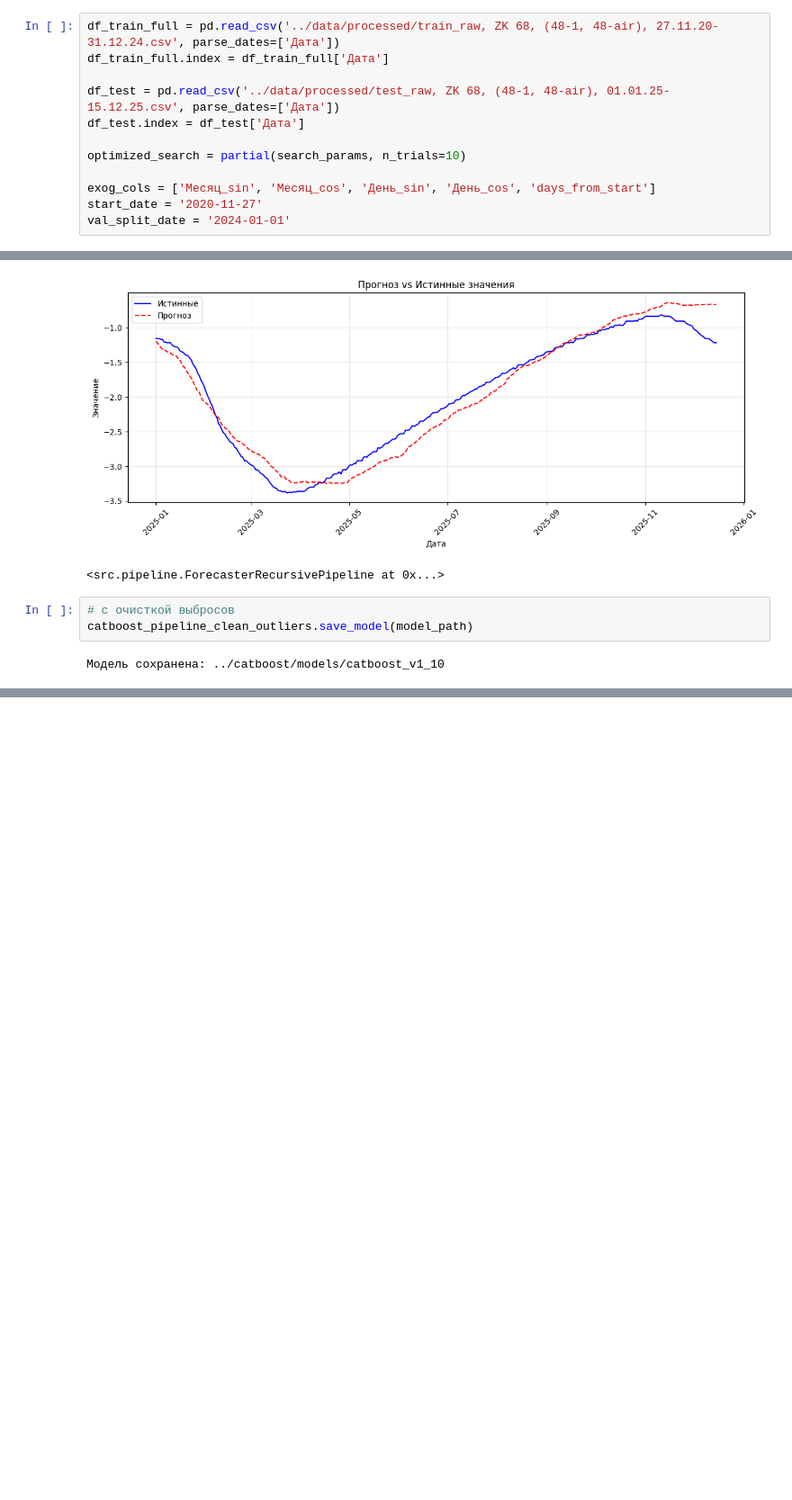
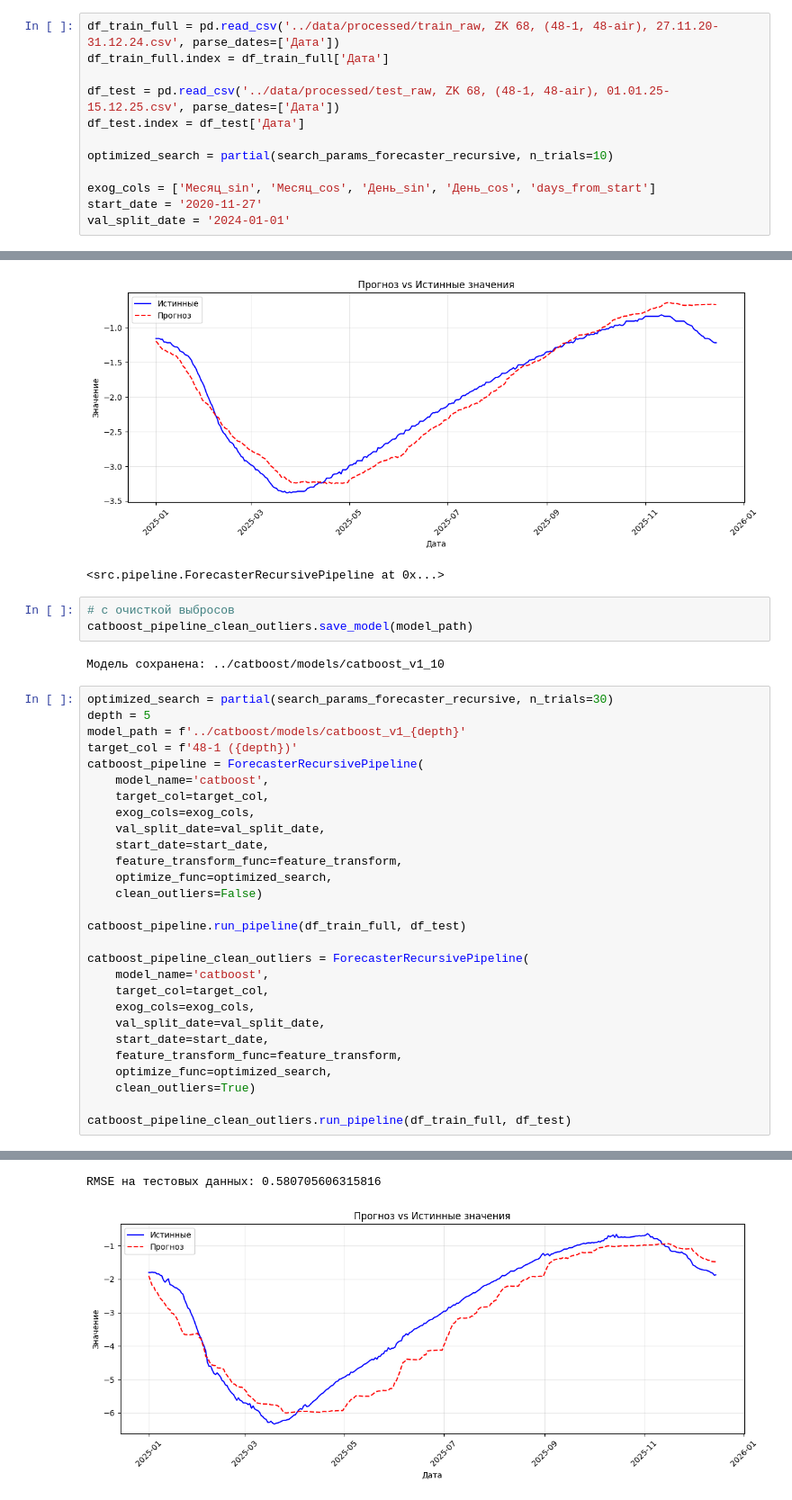
Before and after one commit to mefodyvaulin/ml-salekhard, a Jupyter notebook: catboost/catboost_v1.ipynb, the cells around one changed output, grey strips where cells are left out. Shown at 90% size. Cells and saved outputs as stored; diff of their text form; blank space fills up the shorter version.

```diff
--- a/catboost/catboost_v1.ipynb
+++ b/catboost/catboost_v1.ipynb
@@ -20,7 +16,7 @@ df_train_full.index = df_train_full['Дата']
 df_test = pd.read_csv('../data/processed/test_raw, ZK 68, (48-1, 48-air), 01.01.25-15.12.25.csv', parse_dates=['Дата'])
 df_test.index = df_test['Дата']
 
-optimized_search = partial(search_params, n_trials=10)
+optimized_search = partial(search_params_forecaster_recursive, n_trials=10)
 
 exog_cols = ['Месяц_sin', 'Месяц_cos', 'День_sin', 'День_cos', 'days_from_start']
 start_date = '2020-11-27'
@@ -216,3 +212,32 @@ RMSE на тестовых данных: 0.19101509296610467
 catboost_pipeline_clean_outliers.save_model(model_path)
 # %% [output]
 Модель сохранена: ../catboost/models/catboost_v1_10
+# %%
+optimized_search = partial(search_params_forecaster_recursive, n_trials=30)
+depth = 5
+model_path = f'../catboost/models/catboost_v1_{depth}'
+target_col = f'48-1 ({depth})'
+catboost_pipeline = ForecasterRecursivePipeline(
+    model_name='catboost',
+    target_col=target_col,
+    exog_cols=exog_cols,
+    val_split_date=val_split_date,
+    start_date=start_date,
+    feature_transform_func=feature_transform,
+    optimize_func=optimized_search,
+    clean_outliers=False)
+
+catboost_pipeline.run_pipeline(df_train_full, df_test)
+
+catboost_pipeline_clean_outliers = ForecasterRecursivePipeline(
+    model_name='catboost',
+    target_col=target_col,
+    exog_cols=exog_cols,
+    val_split_date=val_split_date,
+    start_date=start_date,
+    feature_transform_func=feature_transform,
+    optimize_func=optimized_search,
+    clean_outliers=True)
+
+catboost_pipeline_clean_outliers.run_pipeline(df_train_full, df_test)
+# %% [output]
@@ -218,0 +261,2 @@ catboost_pipeline_clean_outliers.save_model(model_path)
+RMSE на тестовых данных: 0.580705606315816
+[figure, added]
```
Also changed, not shown: parts of 4 cells of this notebook, 8 other files.
